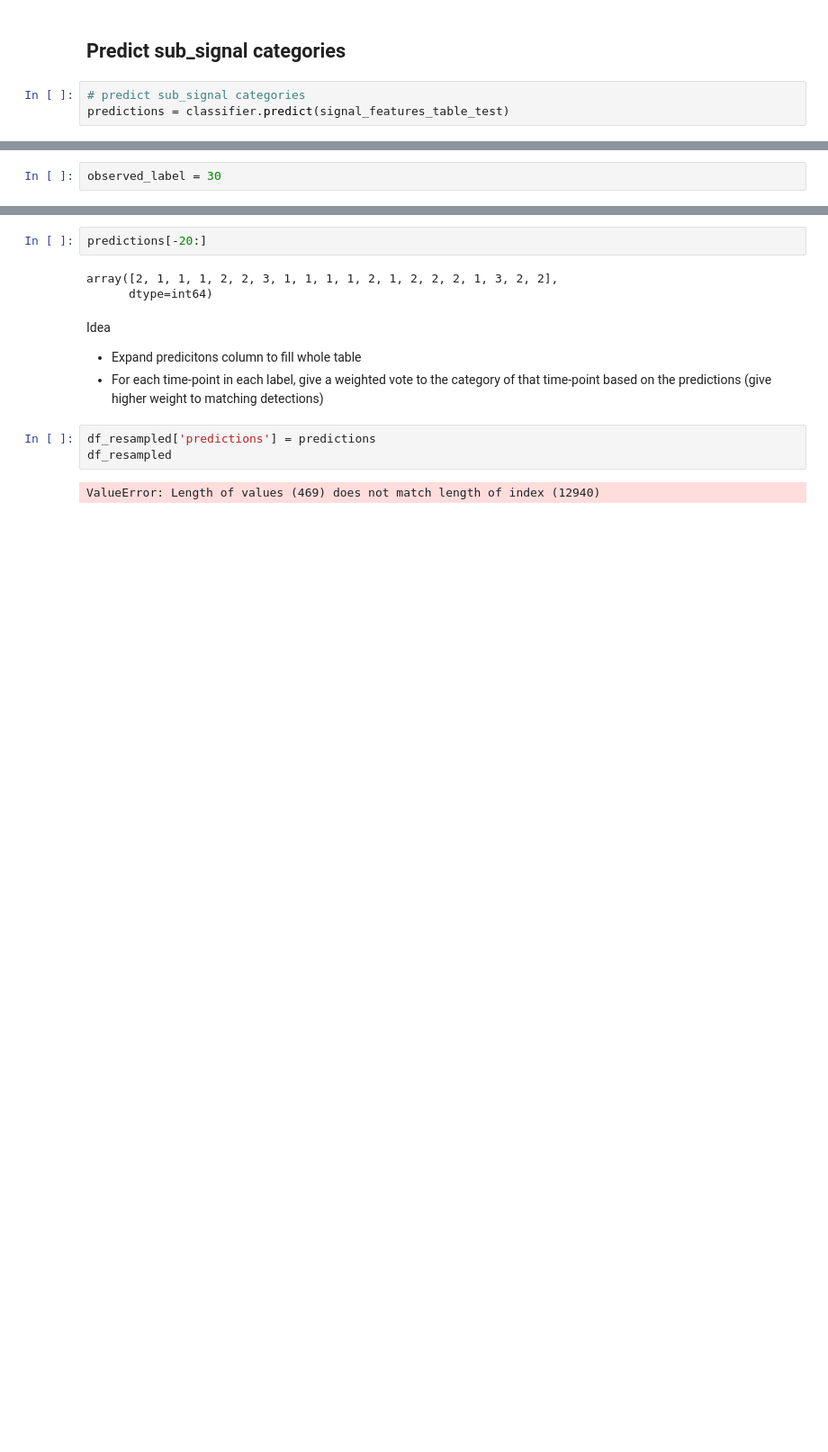
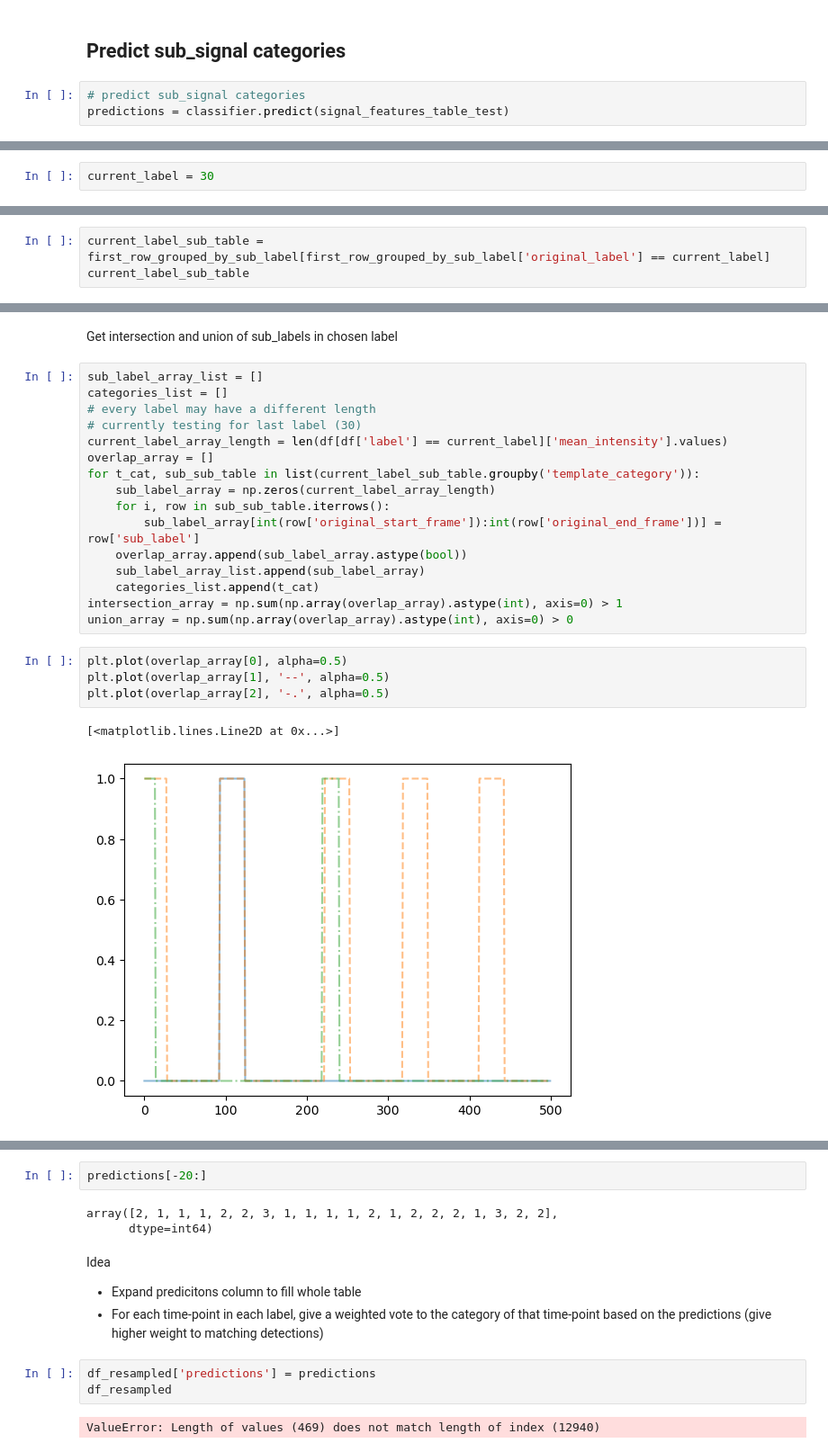
Before and after one commit to zoccoler/napari-signal-classifier, a Jupyter notebook: notebooks/WIP_sub_signal_classification_step_by_step.ipynb, the cells around one changed output, grey strips where cells are left out. Shown at 90% size. Saved outputs shown, nothing was run; the diff lists cells and outputs as text; blank space fills up the shorter version.

```diff
--- a/notebooks/WIP_sub_signal_classification_step_by_step.ipynb
+++ b/notebooks/WIP_sub_signal_classification_step_by_step.ipynb
@@ -924,3 +906,3 @@ array([1, 1, 1, 1, 2, 2, 2, 2, 1, 1, 1, 2, 3, 2, 3, 1, 1, 1, 1, 2, 1, 2,
 # %%
-observed_label = 30
+current_label = 30
 # %%
@@ -946,0 +935,3 @@ first_grouped_by_sub_label[first_grouped_by_sub_label['original_label'] == obser
+# %%
+current_label_sub_table = first_row_grouped_by_sub_label[first_row_grouped_by_sub_label['original_label'] == current_label]
+current_label_sub_table
@@ -946,0 +948,25 @@ first_grouped_by_sub_label[first_grouped_by_sub_label['original_label'] == obser
+# %% [markdown]
+Get intersection and union of sub_labels in chosen label
+# %%
+sub_label_array_list = []
+categories_list = []
+# every label may have a different length
+# currently testing for last label (30)
+current_label_array_length = len(df[df['label'] == current_label]['mean_intensity'].values)
+overlap_array = []
+for t_cat, sub_sub_table in list(current_label_sub_table.groupby('template_category')):
+    sub_label_array = np.zeros(current_label_array_length)
+    for i, row in sub_sub_table.iterrows():
+        sub_label_array[int(row['original_start_frame']):int(row['original_end_frame'])] = row['sub_label']
+    overlap_array.append(sub_label_array.astype(bool))
+    sub_label_array_list.append(sub_label_array)
+    categories_list.append(t_cat)
+intersection_array = np.sum(np.array(overlap_array).astype(int), axis=0) > 1
+union_array = np.sum(np.array(overlap_array).astype(int), axis=0) > 0
+# %%
+plt.plot(overlap_array[0], alpha=0.5)
+plt.plot(overlap_array[1], '--', alpha=0.5)
+plt.plot(overlap_array[2], '-.', alpha=0.5)
+# %% [output]
+[<matplotlib.lines.Line2D at 0x...>]
+[figure, added]
```
Also changed, not shown: parts of 45 cells of this notebook.
